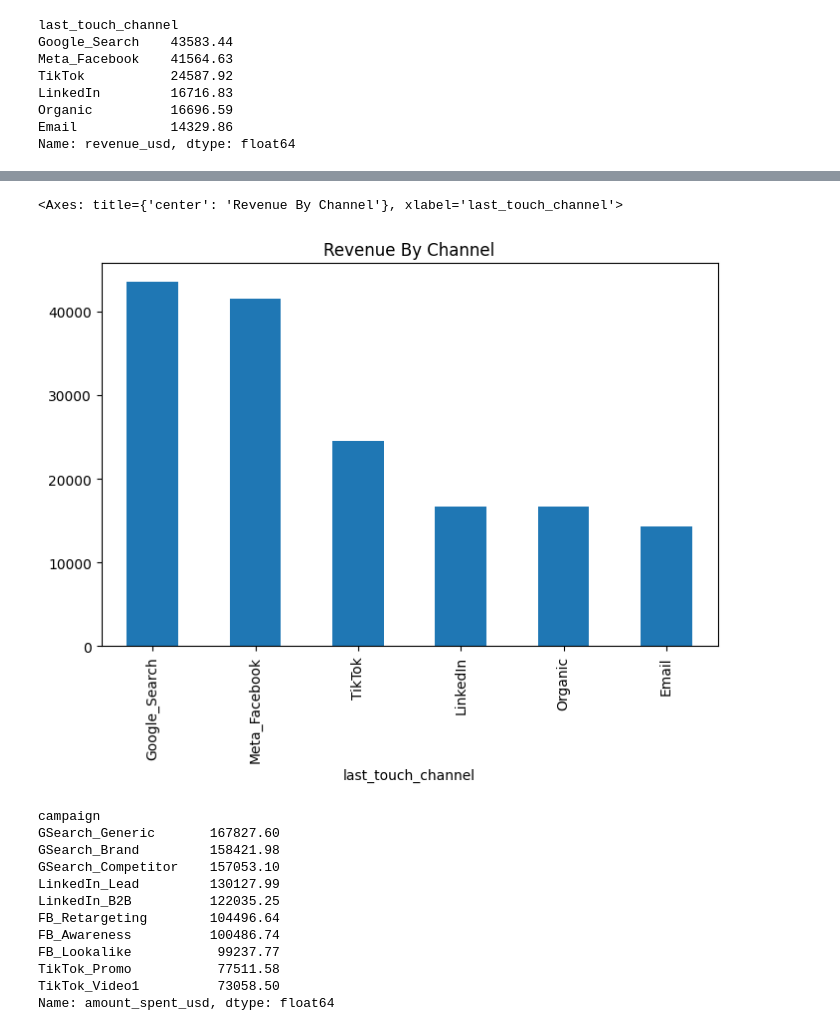
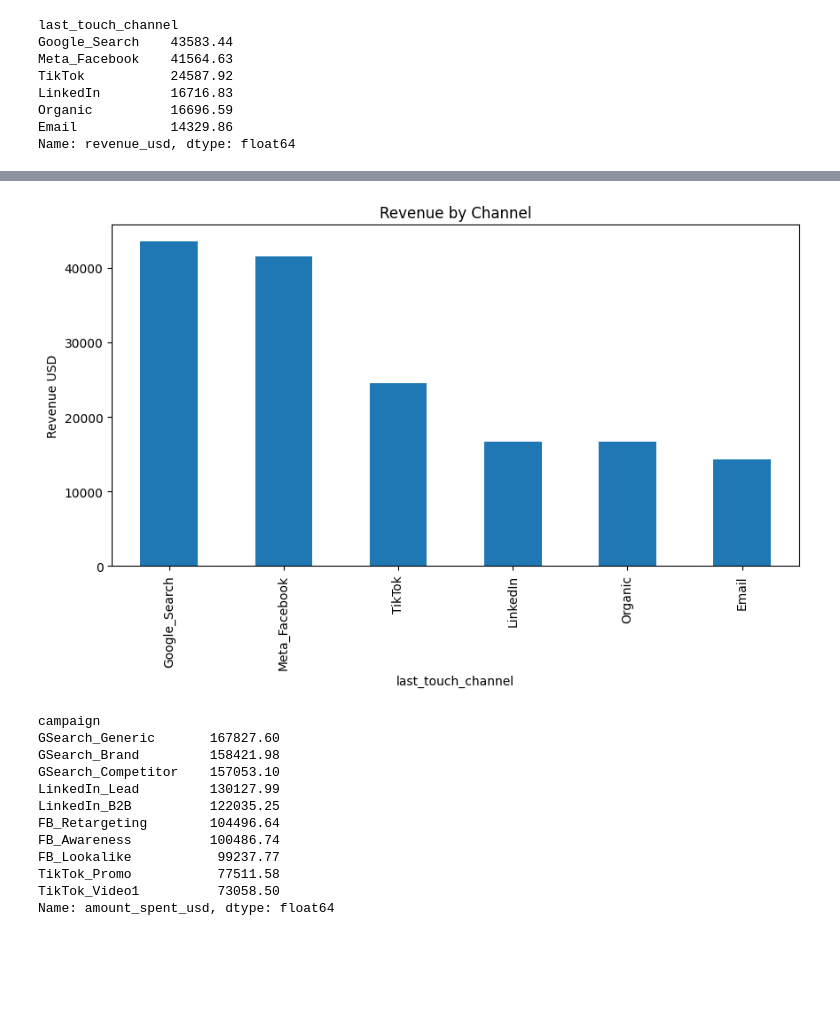
Before and after one commit to banerjee109/Infotact-Data-Team-2, a Jupyter notebook: notebook/business_metrics.ipynb, the cells around one changed output, grey strips where cells are left out. Drawn from its saved outputs; the diff is of its cells as text; code cells hidden in the pictures; blank space fills up the shorter version.

```diff
--- a/notebook/business_metrics.ipynb
+++ b/notebook/business_metrics.ipynb
@@ -1 +12,7 @@
+# %%
+import pandas as pd
+import numpy as np
+import matplotlib.pyplot as plt
+
+plt.rcParams["figure.figsize"] = (10,5)
 # %%
@@ -96,7 +156,7 @@ Name: amount_spent_usd, dtype: float64
 # %%
 channel_revenue = (
-    crm_df
-    .groupby("last_touch_channel")["revenue_usd"]
+    crm_df.groupby("last_touch_channel")
+    ["revenue_usd"]
     .sum()
     .sort_values(ascending=False)
 )
@@ -123,11 +174,11 @@ channel_spend.plot(
 # %%
-channel_revenue.plot(
-    kind="bar",
-    figsize=(8,5),
-    title="Revenue By Channel"
-)
+channel_revenue.plot(kind="bar")
+
+plt.title("Revenue by Channel")
+plt.ylabel("Revenue USD")
+
+plt.show()
 # %% [output]
-<Axes: title={'center': 'Revenue By Channel'}, xlabel='last_touch_channel'>
-[figure, old version]
+[figure, new version]
 # %%
 campaign_spend = (
```
Also changed, not shown: parts of 25 cells of this notebook.
